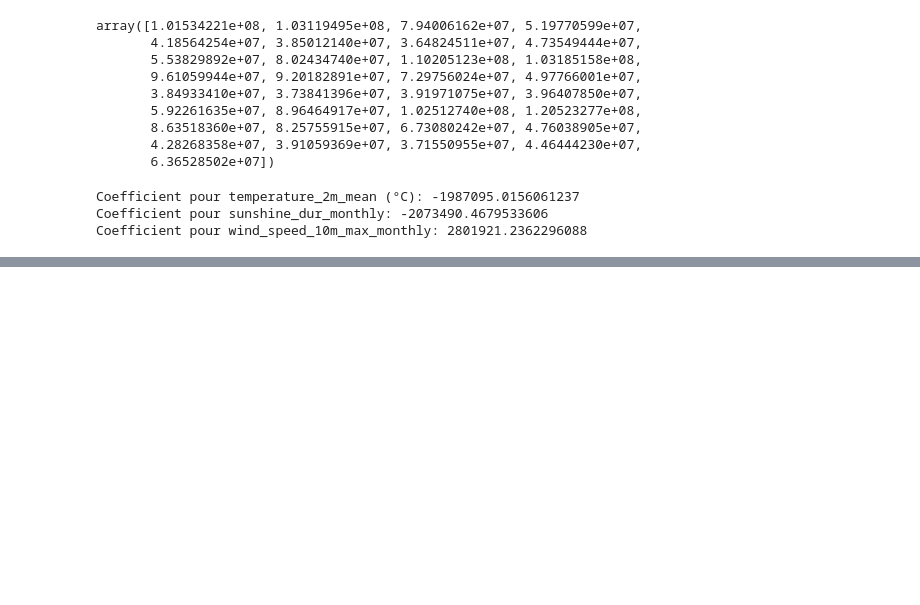
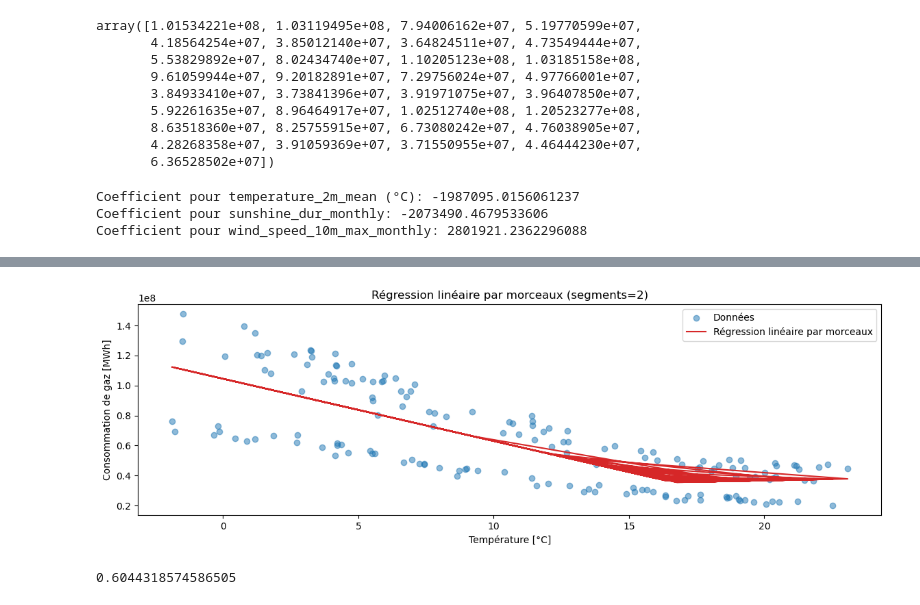
Before and after one commit to NeoSummit/Gas_consumption, a Jupyter notebook: Modelling_Consumption_Weather.ipynb, the cells around one changed output, grey strips where cells are left out. Drawn from its saved outputs; the diff is of its cells as text; code cells hidden in the pictures; blank space fills up the shorter version.

```diff
--- a/Modelling_Consumption_Weather.ipynb
+++ b/Modelling_Consumption_Weather.ipynb
@@ -445,0 +557,36 @@ Coefficient pour wind_speed_10m_max_monthly: 2801921.2362296088
+# %%
+X = temp_2m_mean_monthly.values
+y = gas_consumption_monthly['consumption'].values
+
+# Initialiser le modèle Piecewise Linear Fit
+model = pwlf.PiecewiseLinFit(X, y)
+
+# Choisir le nombre de segments (par exemple, 2 segments ici)
+num_segments = 2
+model.fit(num_segments)
+
+# Prédictions
+y_pred = model.predict(X)
+
+# Tracer les données et la régression linéaire par morceaux
+fig, ax = plt.subplots(figsize=(14, 4))
+ax.scatter(X, y, alpha=0.5, label="Données")
+ax.plot(X, y_pred, color="tab:red", label="Régression linéaire par morceaux")
+
+# Ajouter des labels et une légende
+ax.set_xlabel("Température [°C]")
+ax.set_ylabel("Consommation de gaz [MWh]")
+ax.set_title(f"Régression linéaire par morceaux (segments={num_segments})")
+ax.legend()
+
+# Sauvegarder le graphique
+fig.savefig("diagrams/piecewise_regression_pwlf.svg", format="svg", bbox_inches="tight")
+
+# Afficher le graphique
+plt.show()
+
+rsq = model.r_squared()
+print(rsq)
+# %% [output]
+[figure, added]
+0.6044318574586505
```
Also changed, not shown: parts of 15 cells of this notebook.
